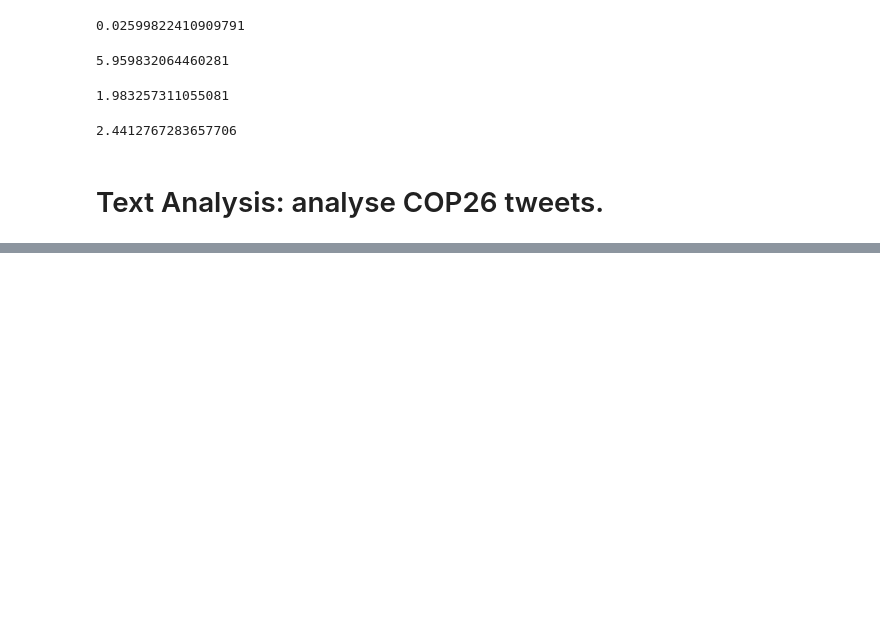
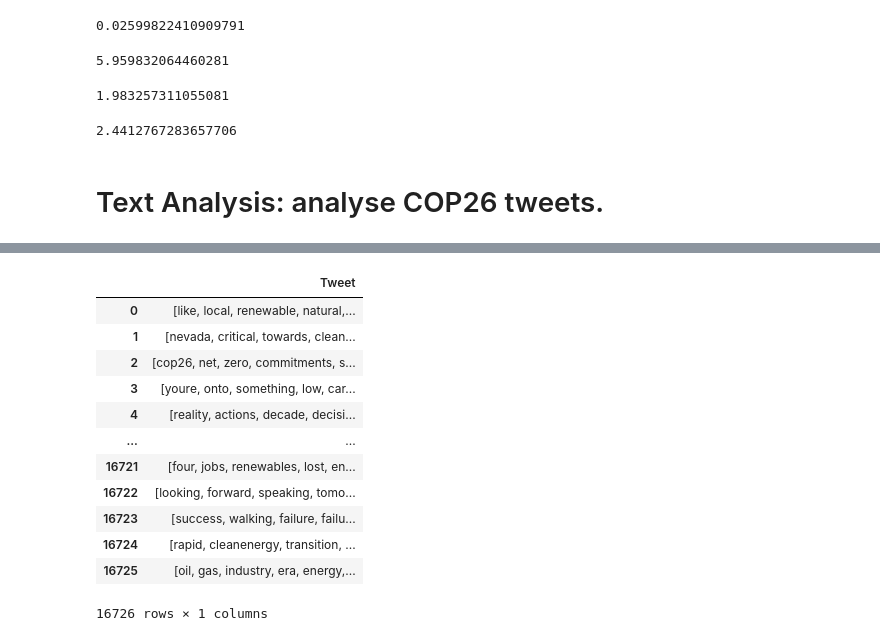
Before and after one commit to Er90Space/IntegratedCA2_ML-DV_CCT, a Jupyter notebook: CA2_ML_Dvis.ipynb, the cells around one changed output, grey strips where cells are left out. Drawn from its saved outputs; the diff is of its cells as text; code cells hidden in the pictures; blank space fills up the shorter version.

```diff
--- a/CA2_ML_Dvis.ipynb
+++ b/CA2_ML_Dvis.ipynb
@@ -719,0 +726,3 @@ tweet_df.head()
+# %%
+# Tockenize text.
+tweet_df['Tweet'] = tweet_df['Tweet'].apply(lambda x: word_tokenize(x))
@@ -719,0 +731,8 @@ tweet_df.head()
+# %%
+# To remove words that appear just once:
+
+# Count the frequency of each word
+word_freq = Counter(word for sublist in tweet_df['Tweet'] for word in sublist)
+
+# Get words that appear only once
+words_to_remove = set(word for word, freq in word_freq.items() if freq == 1)
@@ -719,0 +763,16 @@ tweet_df.head()
+# %%
+tweet_df
+# %% [output]
+|  | Tweet |
+| 0 | [like, local, renewable, natural,... |
+| 1 | [nevada, critical, towards, clean... |
+| 2 | [cop26, net, zero, commitments, s... |
+| 3 | [youre, onto, something, low, car... |
+| 4 | [reality, actions, decade, decisi... |
+| ... | ... |
+| 16721 | [four, jobs, renewables, lost, en... |
+| 16722 | [looking, forward, speaking, tomo... |
+| 16723 | [success, walking, failure, failu... |
+| 16724 | [rapid, cleanenergy, transition, ... |
+| 16725 | [oil, gas, industry, era, energy,... |
+16726 rows × 1 columns
```
Also changed, not shown: parts of 29 cells of this notebook.
